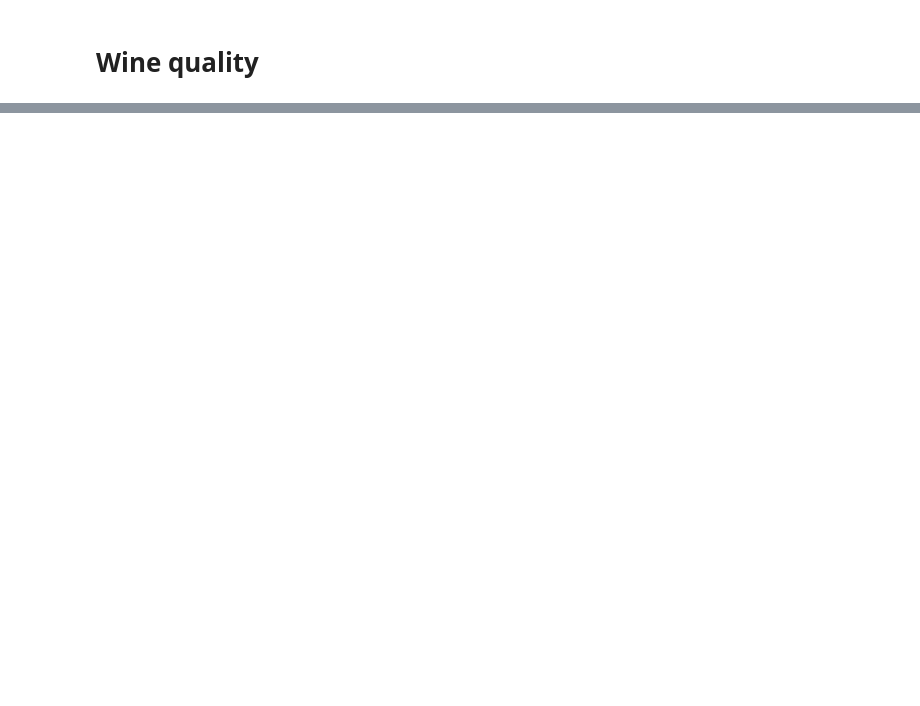
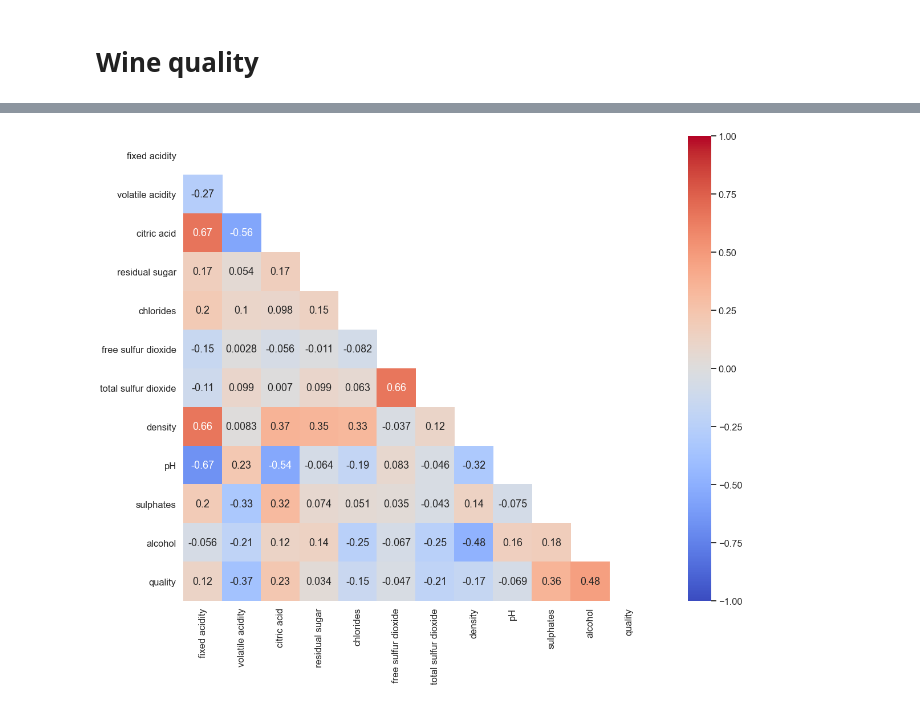
Before and after one commit to giomarte/statistics_project_wine_quality, a Jupyter notebook: Wine_quality_analysis.ipynb, the cells around one changed output, grey strips where cells are left out. Drawn from its saved outputs; the diff is of its cells as text; code cells hidden in the pictures; blank space fills up the shorter version.

```diff
--- a/Wine_quality_analysis.ipynb
+++ b/Wine_quality_analysis.ipynb
@@ -106,0 +128,9 @@ len(list(red_dataset))
+# %%
+def get_heatmap(correlation_matrix, path, name):
+    mask = np.zeros_like(correlation_matrix, dtype=bool)
+    mask[np.triu_indices_from(mask)] = True
+    with sns.axes_style("white"):
+        f, ax = plt.subplots(figsize=(25, 15))
+        ax = sns.heatmap(correlation_matrix, mask=mask, vmax=1.0, vmin=-1.0, center=0, cmap='coolwarm', annot=True, square=True)
+#    plt.savefig(str(path)+str(name))
+    return
@@ -106,0 +295,3 @@ len(list(red_dataset))
+# %%
+red_dataset_corrnout = red_dataset_nout.corr()
+red_dataset_corrnout
@@ -106,0 +330,4 @@ len(list(red_dataset))
+# %%
+get_heatmap(red_dataset_corrnout, r'C:\Users\giovanni\Desktop\datasets\wine_quality\plots', '\\red_corrnout')
+# %% [output]
+[figure, added]
```
Also changed, not shown: parts of 74 cells of this notebook, 1 other file.
